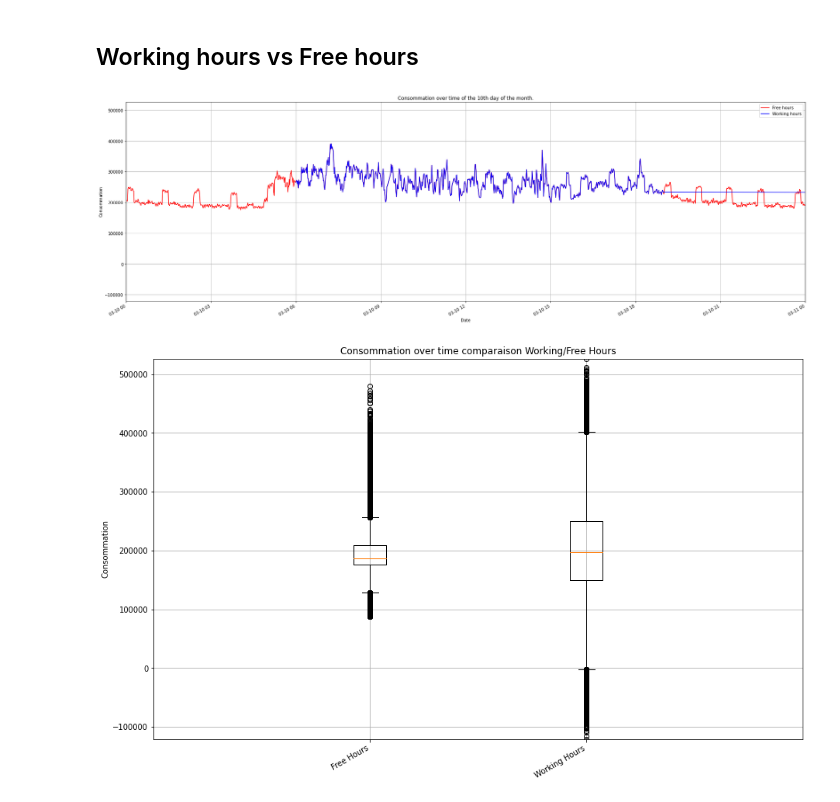
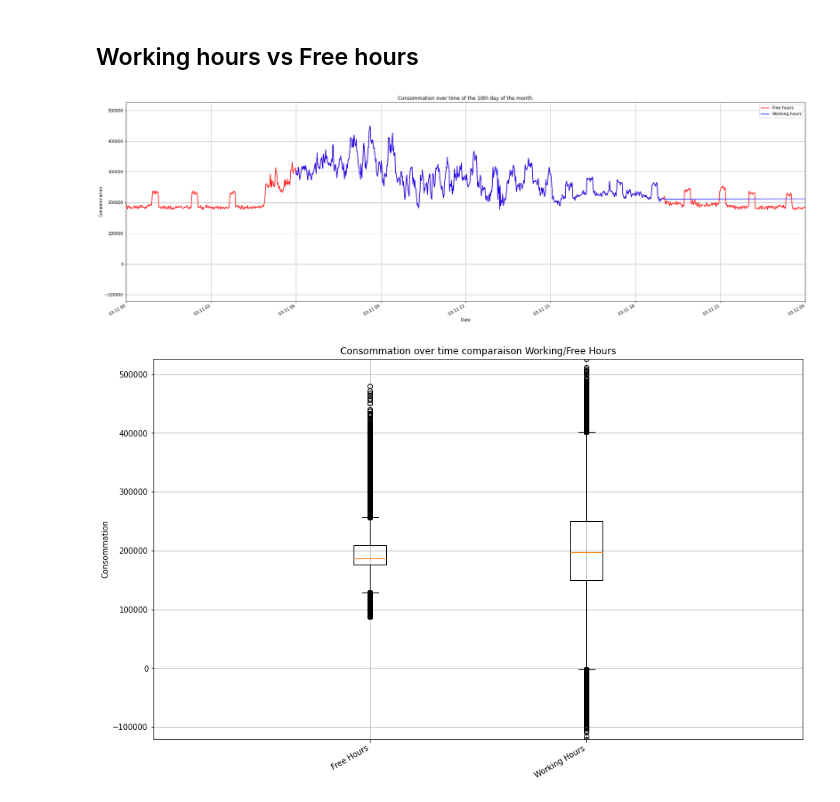
Before and after one commit to cojre/ml-project-2-stockdataholm, a Jupyter notebook: main.ipynb, the cells around one changed output. Drawn from its saved outputs; the diff is of its cells as text; code cells hidden in the pictures.

```diff
--- a/main.ipynb
+++ b/main.ipynb
@@ -301,23 +313,23 @@ plot_consommation_over_time_winter_distribution()
 # %%
 #function to plot the value for a chosen day that is a parameter
 
 def plot_consommation_over_time_day(day):
     fig, ax = plt.subplots(figsize=(30, 10))
     ax.plot( df[df['Date'].dt.day == day]['Date'], df[df['Date'].dt.day == day]['Value'], color='red', label= "Free hours")
     ax.plot( df[(df['Date'].dt.day == day) & (df['Date'].dt.hour >= 6) & (df['Date'].dt.hour < 19)]['Date'], df[(df['Date'].dt.day == day) & (df['Date'].dt.hour >= 6) & (df['Date'].dt.hour < 19)]['Value'], color='blue', label= "Working hours")
     ax.set_title("Consommation over time of the 10th day of the month.")
     ax.set_xlabel('Date')
     ax.set_ylabel('Consommation')
     ax.set_xlim(df[df['Date'].dt.day == day]['Date'].min(), df[df['Date'].dt.day == day]['Date'].min() + pd.Timedelta(days=1))
     ax.set_ylim(df['Value'].min(), df['Value'].max())
     ax.grid(True)
     ax.legend()
     fig.autofmt_xdate()
     plt.show()
 
-plot_consommation_over_time_day(10)
+plot_consommation_over_time_day(11)
 # %% [output]
-[figure, old version]
+[figure, new version]
 # %%
 df['Working hour'] = ((df['Date'].dt.hour >= 6) & (df['Date'].dt.hour < 19)).astype(int)
 # %%
```
Also changed, not shown: parts of 7 cells of this notebook.
